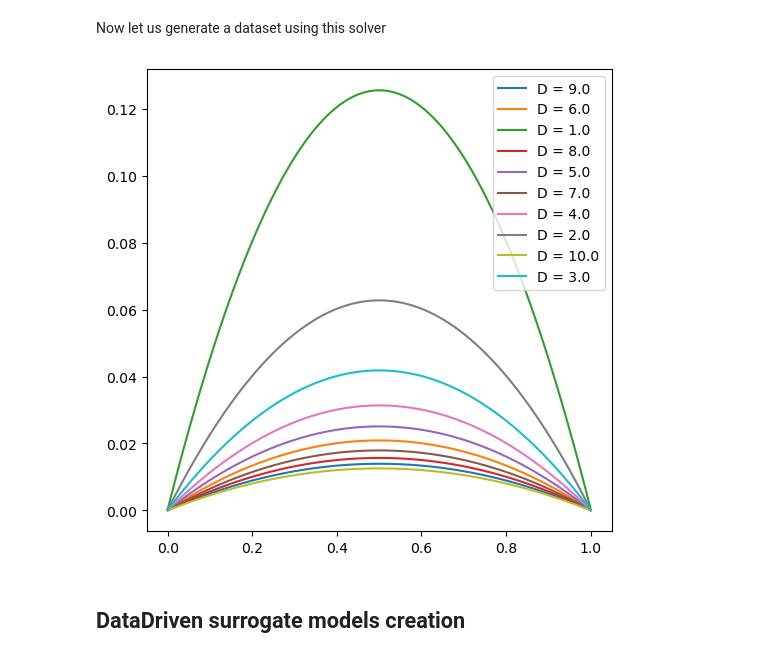
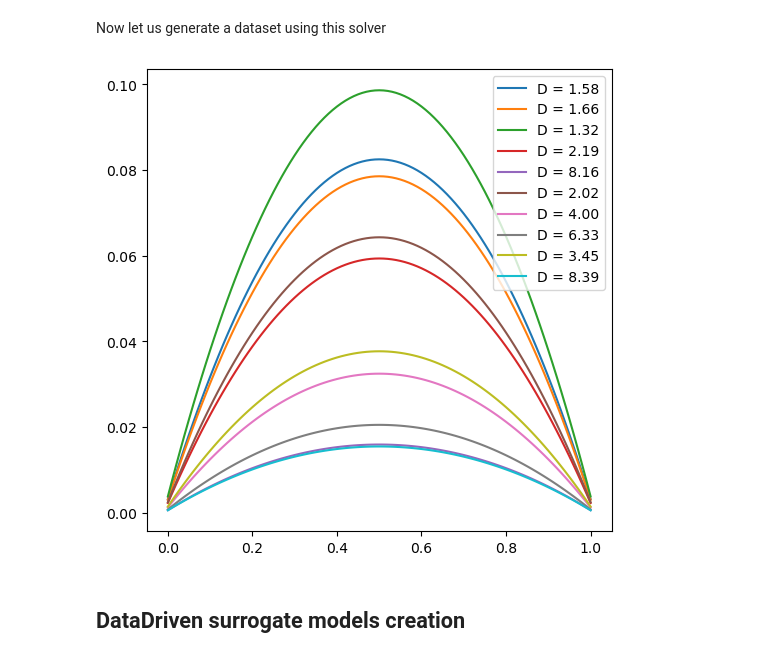
Before and after one commit to lechevaa/CEMRACS_SciML, a Jupyter notebook: notebooks/PoissonEquation/Poisson_step_1.ipynb, the cells around one changed output. Saved outputs shown, nothing was run; the diff lists cells and outputs as text; code cells hidden in the pictures.

```diff
--- a/notebooks/PoissonEquation/Poisson_step_1.ipynb
+++ b/notebooks/PoissonEquation/Poisson_step_1.ipynb
@@ -54,8 +56,8 @@ plt.show()
 # %% [markdown]
 Now let us generate a dataset using this solver
 # %%
-Dmin, Dmax = 1, 10
-D_list = np.linspace(Dmin, Dmax, 10)
+Dmin, Dmax = 0.1, 10
+D_list = np.linspace(Dmin, Dmax, 1000)
 # %%
 U_sols = []
 for d in D_list:
@@ -64,11 +66,11 @@ for d in D_list:
 # %%
 fig, axs = plt.subplots(1, figsize=(6, 6))
 for sample in rd.sample(range(0, len(U_sols)), 10):
-    axs.plot(solver.x, U_sols[sample], label=f'D = {D_list[sample]}')
-plt.legend()
+    axs.plot(solver.x, U_sols[sample], label=f'D = {D_list[sample]:.2f}')
+plt.legend(loc=1)
 plt.show()
 # %% [output]
-[figure, old version]
+[figure, new version]
 # %% [markdown]
 ## DataDriven surrogate models creation
 # %% [markdown]
```
Also changed, not shown: parts of 11 cells of this notebook, 8 other files.
